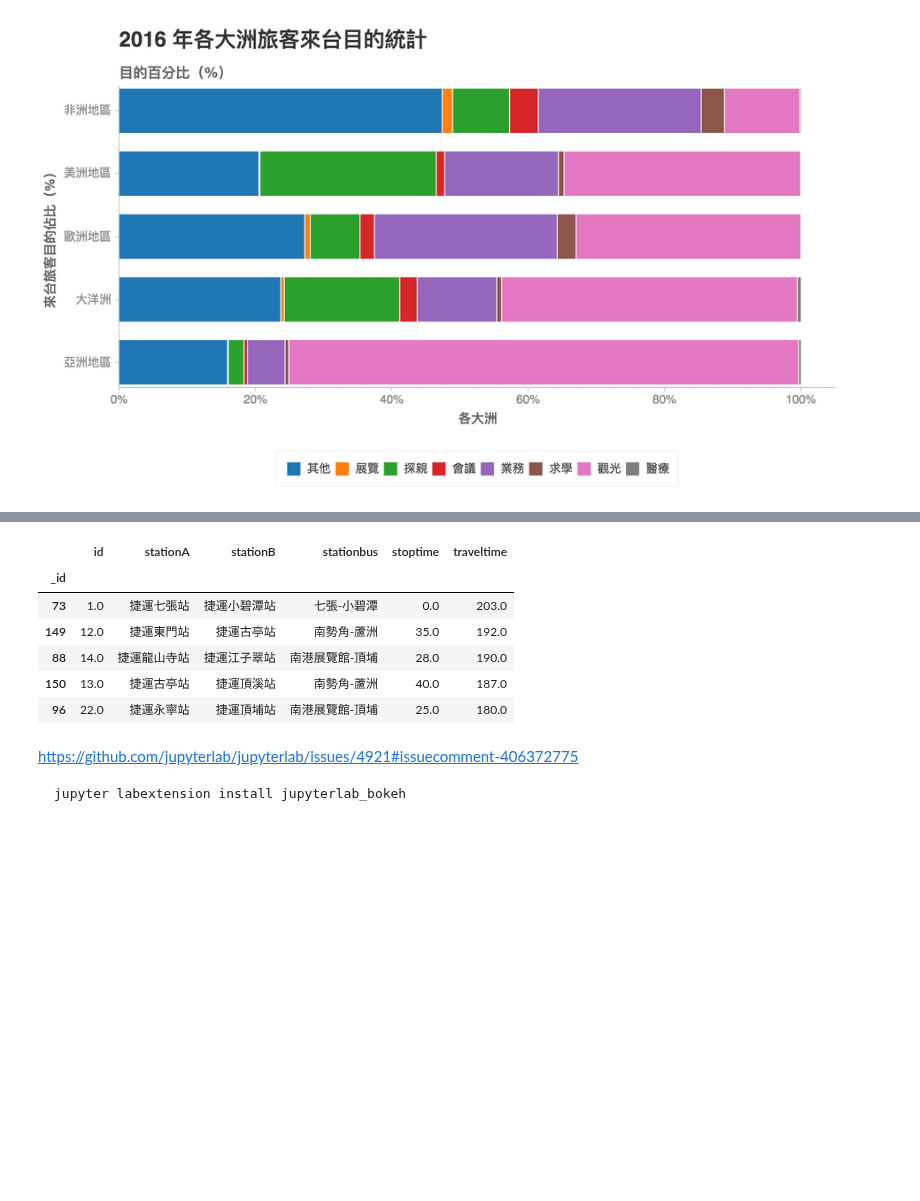
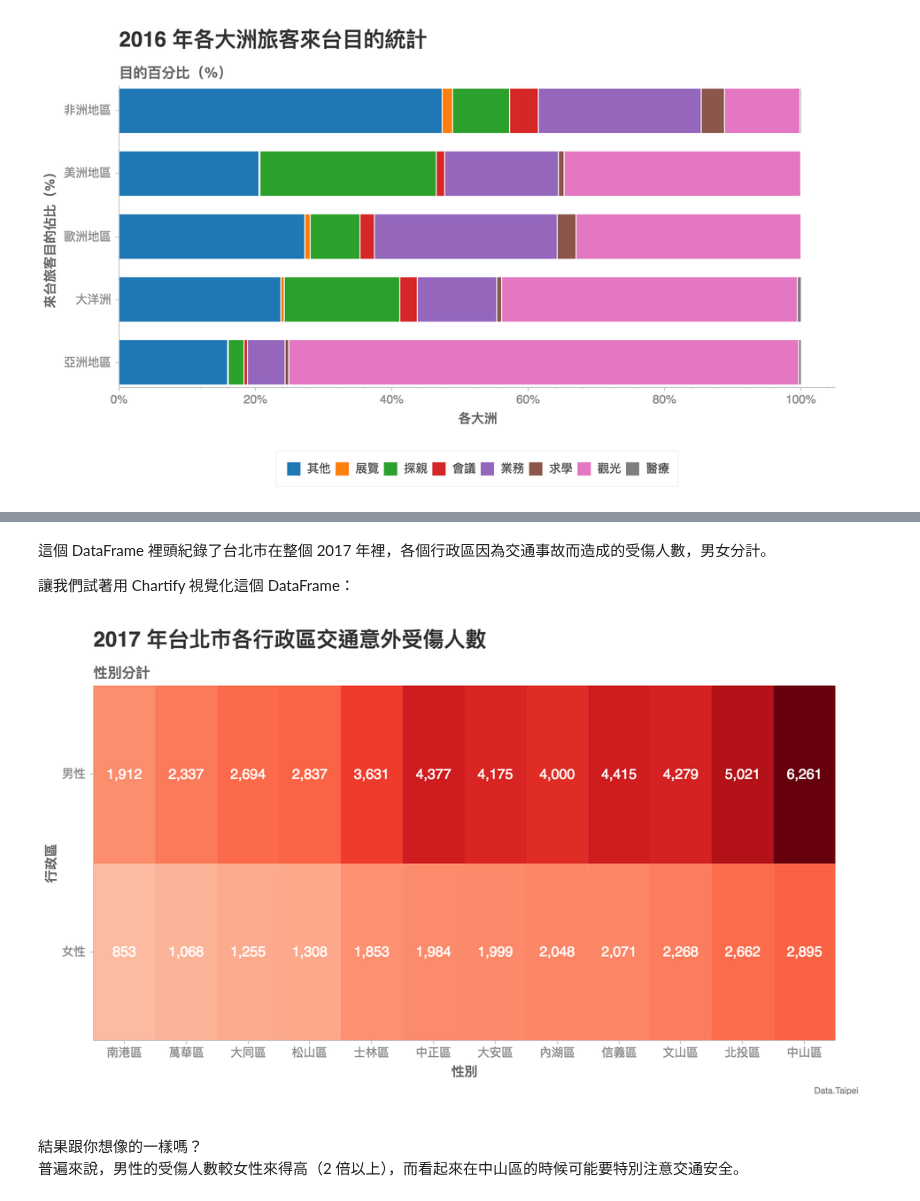
Before and after one commit to leemengtw/leemengtaiwan.github.io, a Jupyter notebook: notebooks/chartify-a-simple-yet-powerful-python-data-visualization-tool-which-boost-your-productivity-as-a-data-scientist.ipynb, the cells around one changed output, grey strips where cells are left out. Drawn from its saved outputs; the diff is of its cells as text; code cells hidden in the pictures; blank space fills up the shorter version.

Commit message:
publish_chartify_draft

````diff
--- a/notebooks/chartify-a-simple-yet-powerful-python-data-visualization-tool-which-boost-your-productivity-as-a-data-scientist.ipynb
+++ b/notebooks/chartify-a-simple-yet-powerful-python-data-visualization-tool-which-boost-your-productivity-as-a-data-scientist.ipynb
@@ -729,2 +605,0 @@ ch.show('png')
-# %%
-df = dataset(title="臺北市水質監測資訊")
@@ -779,2 +605,0 @@ ch.show('png')
-# %%
-df = dataset(title="臺北捷運系統相鄰兩站間之行駛時間、停靠站時間")
@@ -785,2 +605,0 @@ df.shape
-# %%
-df.columns = list(df.columns[:-2]) + ['stoptime', 'traveltime']
@@ -797,19 +605,0 @@ df.head()
-# %%
-df = df.drop_duplicates(subset=['stationA', 'stationB'])
-# %%
-df_top = df.sort_values('traveltime', ascending=False).iloc[:, :10]
-df_top.head()
-# %% [output]
-|  | id | stationA | stationB | stationbus | stoptime | traveltime |
-| _id |  |  |  |  |  |  |
-| 73 | 1.0 | 捷運七張站 | 捷運小碧潭站 | 七張-小碧潭 | 0.0 | 203.0 |
-| 149 | 12.0 | 捷運東門站 | 捷運古亭站 | 南勢角-蘆洲 | 35.0 | 192.0 |
-| 88 | 14.0 | 捷運龍山寺站 | 捷運江子翠站 | 南港展覽館-頂埔 | 28.0 | 190.0 |
-| 150 | 13.0 | 捷運古亭站 | 捷運頂溪站 | 南勢角-蘆洲 | 40.0 | 187.0 |
-| 96 | 22.0 | 捷運永寧站 | 捷運頂埔站 | 南港展覽館-頂埔 | 25.0 | 180.0 |
-# %% [markdown]
-
-https://github.com/jupyterlab/jupyterlab/issues/4921#issuecomment-406372775
-```commandline
-jupyter labextension install jupyterlab_bokeh
-```
@@ -824,0 +606,31 @@ jupyter labextension install jupyterlab_bokeh
+# %% [markdown]
+這個 DataFrame 裡頭紀錄了台北市在整個 2017 年裡，各個行政區因為交通事故而造成的受傷人數，男女分計。
+
+讓我們試著用 Chartify 視覺化這個 DataFrame：
+# %%
+ch = chartify.Chart(
+    x_axis_type='categorical',
+    y_axis_type='categorical')
+
+ch.plot.heatmap(
+    data_frame=df,
+    y_column='sex',
+    x_column='district',
+    color_column='injury',
+    text_column='injury',
+    color_palette='Reds',
+    text_format='{:,.0f}')
+
+(ch.set_title('2017 年台北市各行政區交通意外受傷人數')
+ .set_subtitle('性別分計')
+ .set_source_label("Data.Taipei")
+ .axes.set_xaxis_label('性別')
+ .axes.set_yaxis_label('行政區')
+ .show('png'))
+# %% [output]
+[figure, added]
+# %% [markdown]
+<br/>
+結果跟你想像的一樣嗎？
+
+普遍來說，男性的受傷人數較女性來得高（2 倍以上），而看起來在中山區的時候可能要特別注意交通安全。
````
Also changed, not shown: parts of 49 cells of this notebook, 43 other files.
